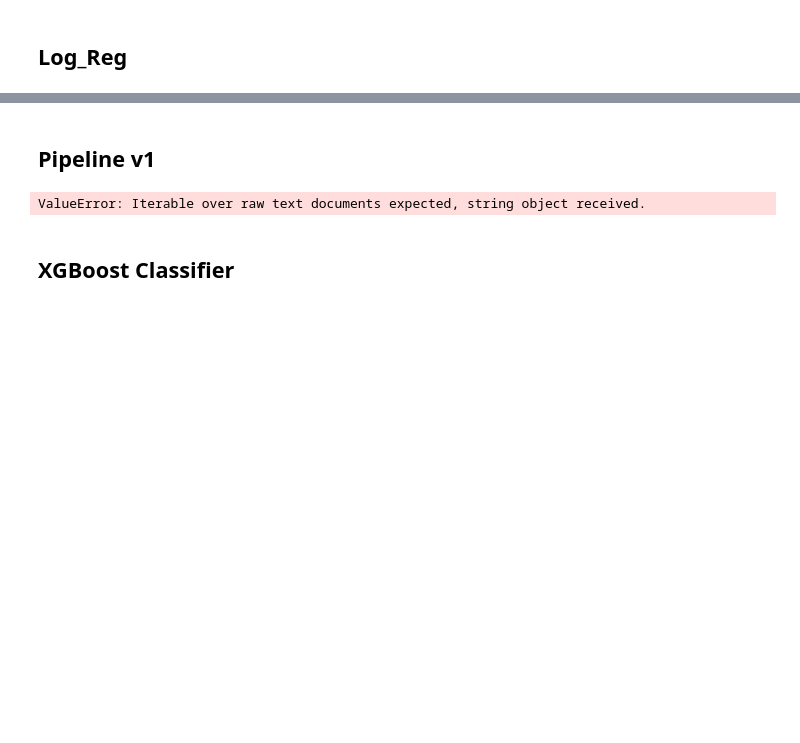
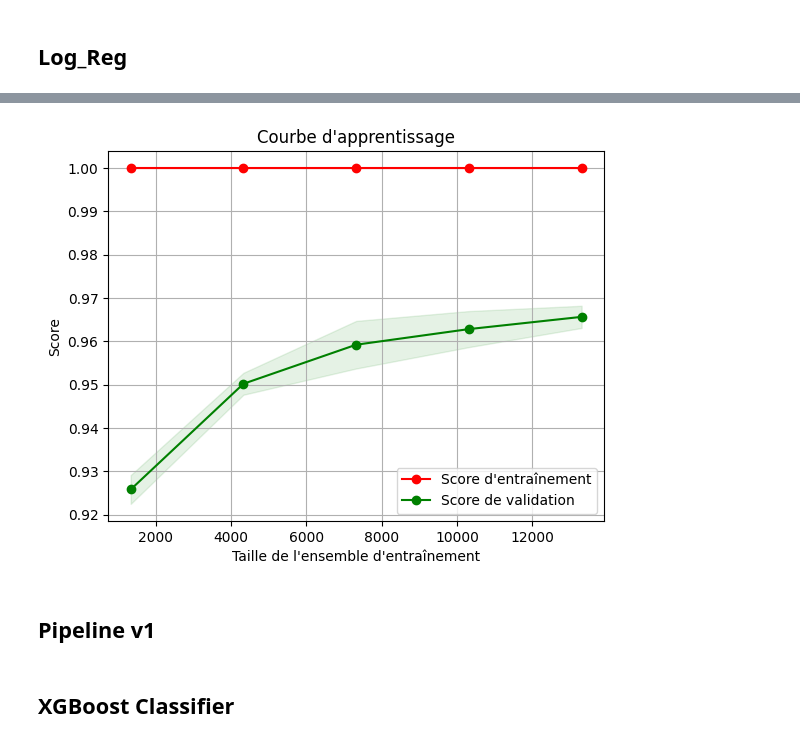
Before and after one commit to AliciaKairouani/Fake_news_detection, a Jupyter notebook: Notebook_model.ipynb, the cells around one changed output, grey strips where cells are left out. Cells and saved outputs as stored; diff of their text form; code cells hidden in the pictures; blank space fills up the shorter version.

```diff
--- a/Notebook_model.ipynb
+++ b/Notebook_model.ipynb
@@ -155,6 +136,0 @@ x1_train,x1_test,y1_train,y1_test = train_test_split(x1,y1,test_size = 0.2, stra
-# %%
-dummy_clf = DummyClassifier(strategy="most_frequent")
-dummy_clf.fit(x1_train, y1_train)
-DummyClassifier(strategy='most_frequent')
-dummy_clf.predict(x1_test)
-dummy_clf.score(x1_test, y1_test)
@@ -218,2 +181,14 @@ import pickle
 # %%
-pickle.dump(model, open("model1.pickle", 'wb'))
+pac = PassiveAggressiveClassifier(C = 0.5, random_state = 5)
+
+# Fitting model
+pac.fit(x1_train, y1_train)
+
+# Making prediction on test set
+test_pred = pac.predict(x1_test)
+
+# Model evaluation
+print(f"Test Set Accuracy : {accuracy_score(y1_test, test_pred) * 100} %\n\n")
+
+target_names = ['Real', 'Fake']
+print(classification_report(y1_test, test_pred, target_names=target_names))
@@ -219,0 +207,27 @@ pickle.dump(model, open("model1.pickle", 'wb'))
+# %%
+# Calculer la courbe d'apprentissage
+train_sizes, train_scores, val_scores = learning_curve(pac, x1_train, y1_train, cv=5, scoring='accuracy')
+
+# Calculer la moyenne et l'écart type des scores d'entraînement et de validation
+train_scores_mean = np.mean(train_scores, axis=1)
+train_scores_std = np.std(train_scores, axis=1)
+val_scores_mean = np.mean(val_scores, axis=1)
+val_scores_std = np.std(val_scores, axis=1)
+
+# Tracer la courbe d'apprentissage
+plt.figure()
+plt.title("Courbe d'apprentissage")
+plt.xlabel("Taille de l'ensemble d'entraînement")
+plt.ylabel("Score")
+plt.grid()
+
+plt.fill_between(train_sizes, train_scores_mean - train_scores_std, train_scores_mean + train_scores_std, alpha=0.1, color="r")
+plt.fill_between(train_sizes, val_scores_mean - val_scores_std, val_scores_mean + val_scores_std, alpha=0.1, color="g")
+
+plt.plot(train_sizes, train_scores_mean, 'o-', color="r", label="Score d'entraînement")
+plt.plot(train_sizes, val_scores_mean, 'o-', color="g", label="Score de validation")
+
+plt.legend(loc="best")
+plt.show()
+# %% [output]
+[figure, added]
@@ -220,22 +236,15 @@ pickle.dump(model, open("model1.pickle", 'wb'))
 # %% [markdown]
 ## Pipeline v1
 # %%
-
-# Créer la pipeline
 pipeline = Pipeline([
-    ('stemming', FunctionTransformer(stemming)),
+    ('stemming', FunctionTransformer(func=stemming)),
     ('vectorizer', TfidfVectorizer()),
-    ('model', model)
+    ('model', LogisticRegression())
 ])
 
-# Entraîner la pipeline sur les données d'entraînement
-pipeline.fit(x1_train[0], y1_train[0])
+pipeline.fit(X_train, y_train)
 
-# Prédire les étiquettes sur les données de test
-y1_test_predict = pipeline.predict(x1_test)
+y_test_predict = pipeline.predict(X_test)
 
-# Calculer l'exactitude sur les données de test
-test_data_acc = accuracy_score(y1_test, y1_test_predict)
+test_data_acc = accuracy_score(y_test, y_test_predict)
 print(f"Accuracy score: {test_data_acc}")
-# %% [output]
-ValueError: Iterable over raw text documents expected, string object received.
```
Also changed, not shown: parts of 28 cells of this notebook.
